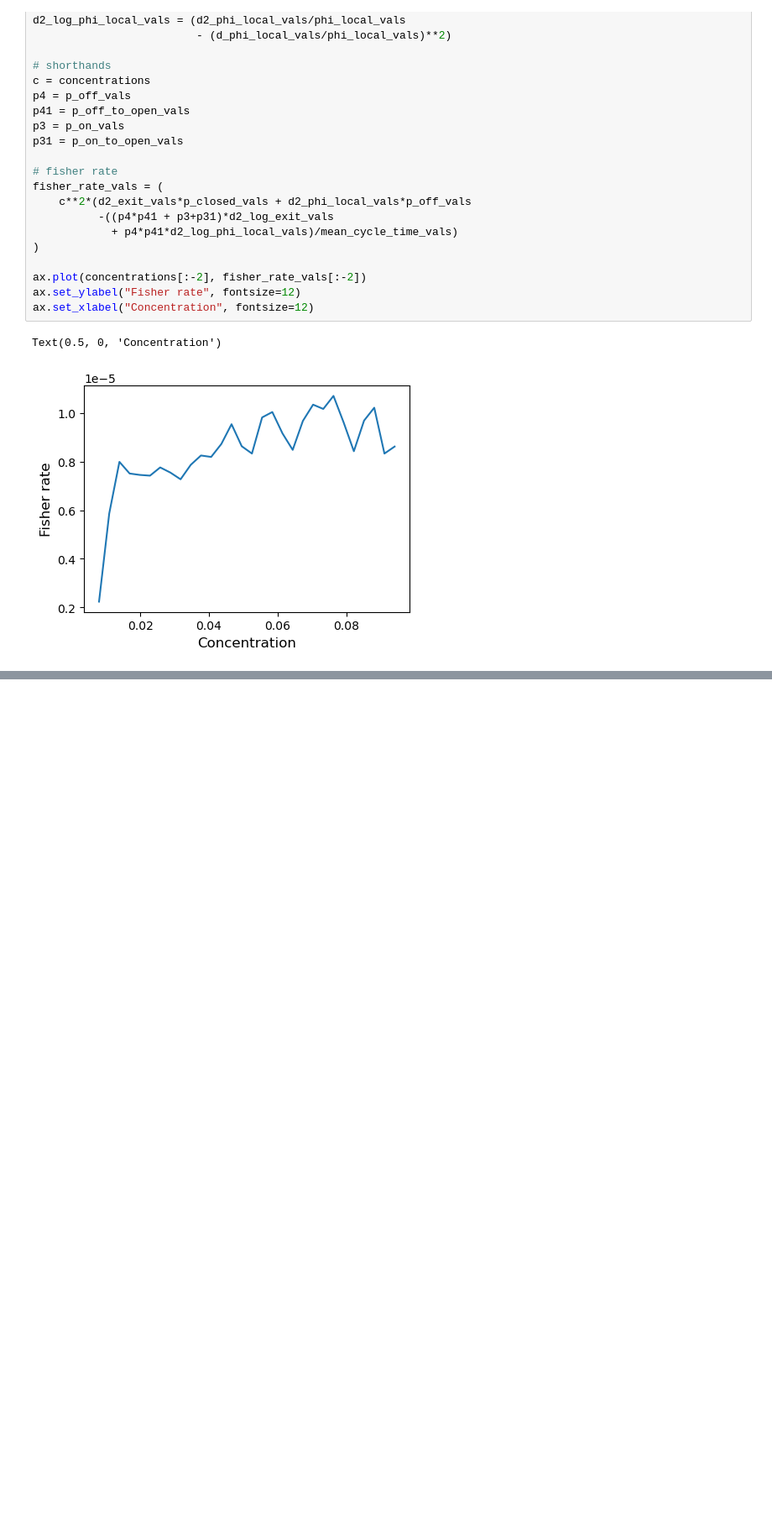
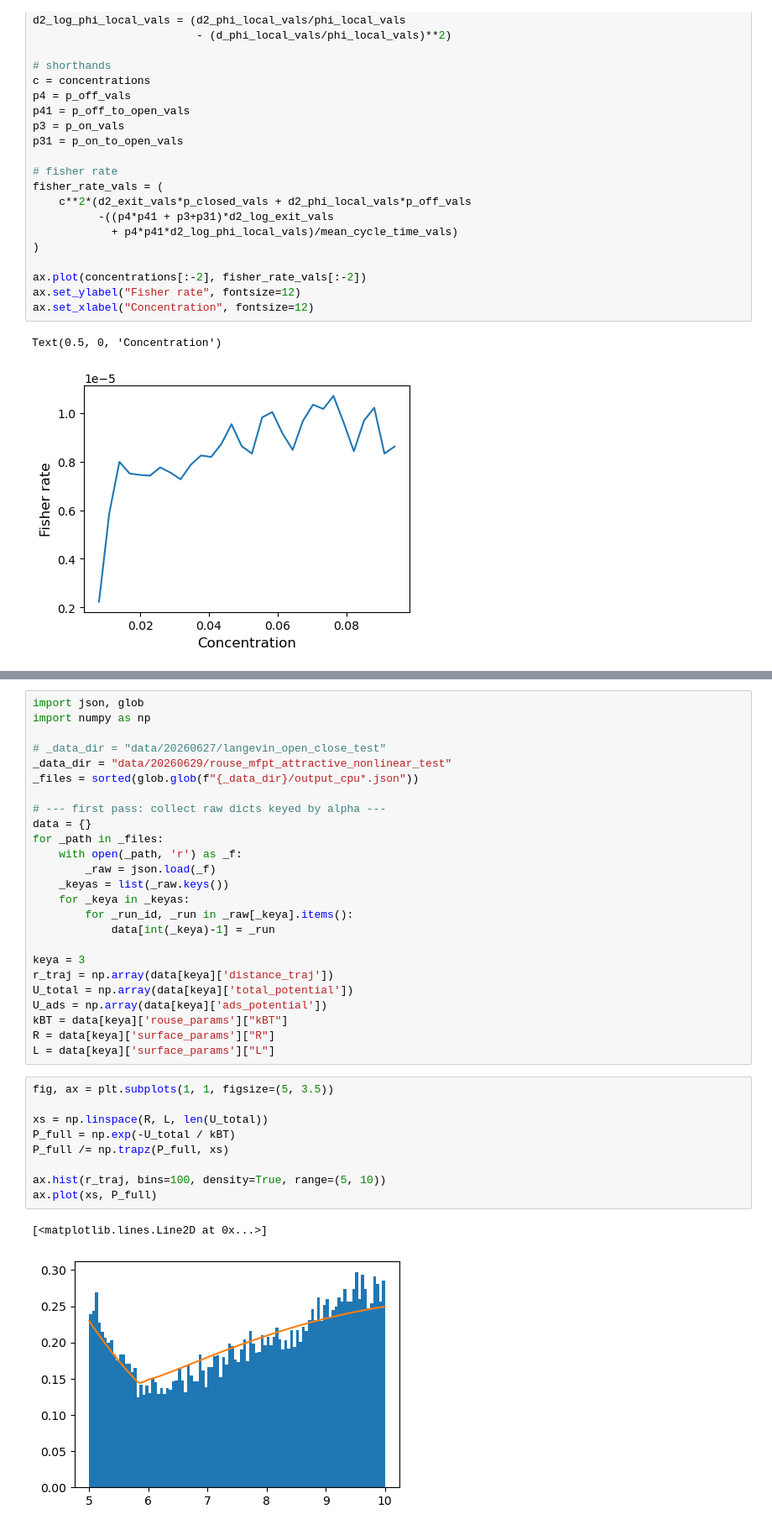
Before and after one commit to ta-rekt/Droplet, a Jupyter notebook: viz-rouse.ipynb, the cells around one changed output, grey strips where cells are left out. Shown at 84% size. Saved outputs shown, nothing was run; the diff lists cells and outputs as text; blank space fills up the shorter version.

```diff
--- a/viz-rouse.ipynb
+++ b/viz-rouse.ipynb
@@ -1086,0 +1127,37 @@ Text(0.5, 0, 'Concentration')
+# %%
+import json, glob
+import numpy as np
+
+# _data_dir = "data/20260627/langevin_open_close_test"
+_data_dir = "data/20260629/rouse_mfpt_attractive_nonlinear_test"
+_files = sorted(glob.glob(f"{_data_dir}/output_cpu*.json"))
+
+# --- first pass: collect raw dicts keyed by alpha ---
+data = {}
+for _path in _files:
+    with open(_path, 'r') as _f:
+        _raw = json.load(_f)
+    _keyas = list(_raw.keys())
+    for _keya in _keyas:
+        for _run_id, _run in _raw[_keya].items():
+            data[int(_keya)-1] = _run
+
+keya = 3
+r_traj = np.array(data[keya]['distance_traj'])
+U_total = np.array(data[keya]['total_potential'])
+U_ads = np.array(data[keya]['ads_potential'])
+kBT = data[keya]['rouse_params']["kBT"]
+R = data[keya]['surface_params']["R"]
+L = data[keya]['surface_params']["L"]
+# %%
+fig, ax = plt.subplots(1, 1, figsize=(5, 3.5))
+
+xs = np.linspace(R, L, len(U_total))
+P_full = np.exp(-U_total / kBT)
+P_full /= np.trapz(P_full, xs)
+
+ax.hist(r_traj, bins=100, density=True, range=(5, 10))
+ax.plot(xs, P_full)
+# %% [output]
+[<matplotlib.lines.Line2D at 0x...>]
+[figure, added]
```
Also changed, not shown: parts of 9 cells of this notebook, 12 other files.
